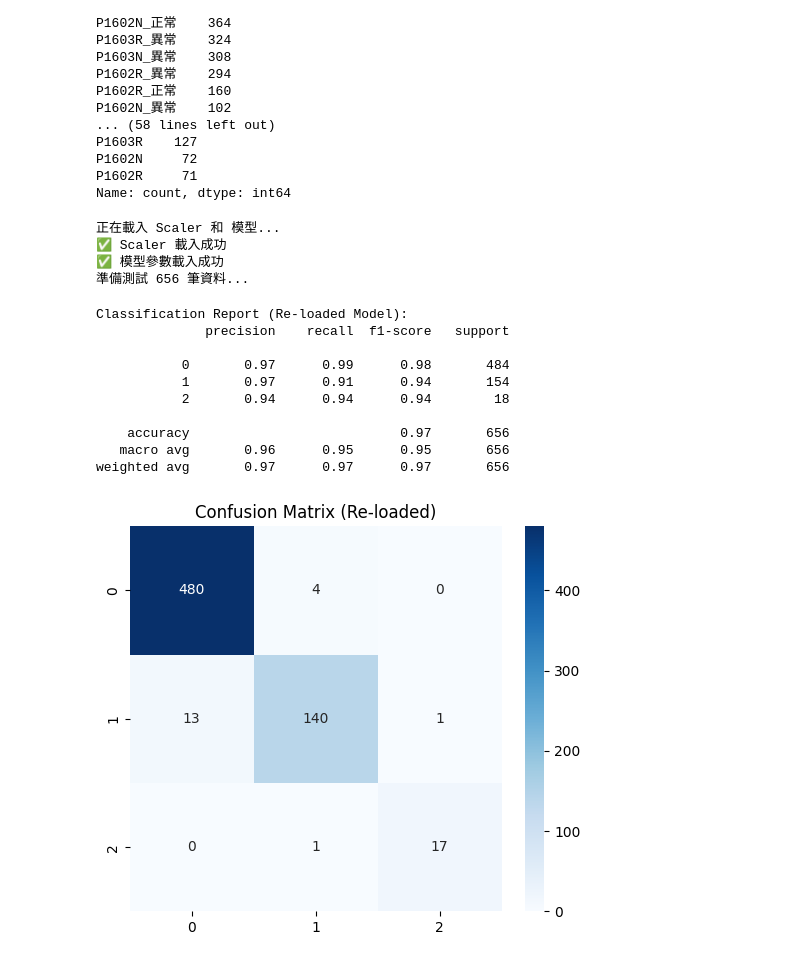
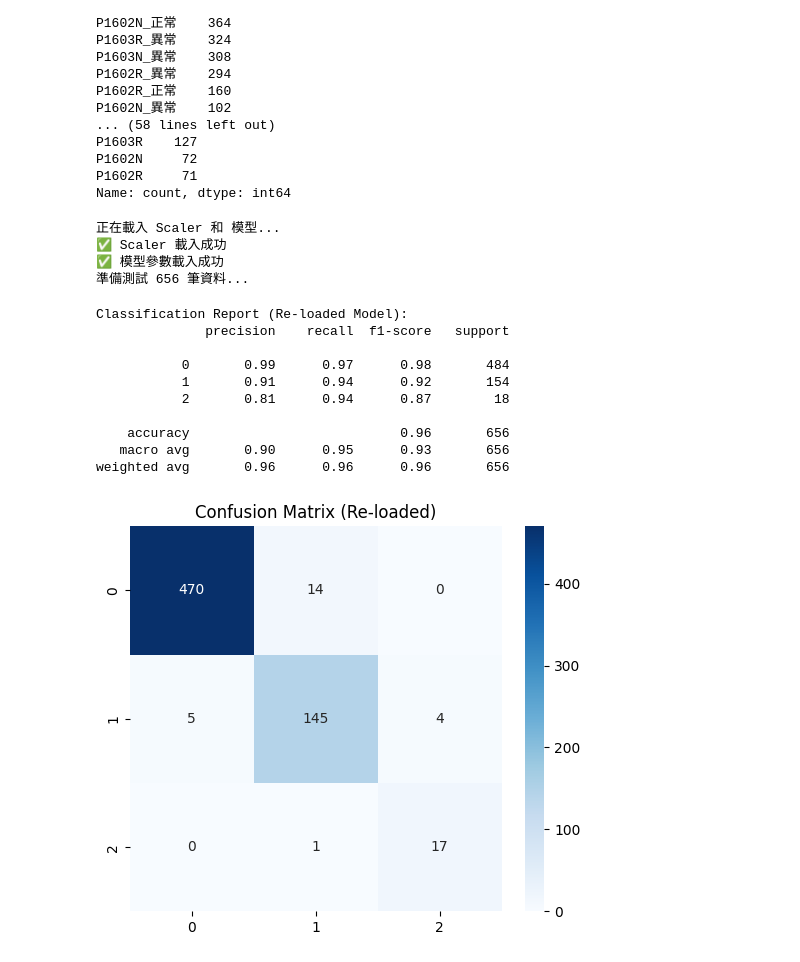
Before and after one commit to Nantien1013/Railway_point_machines, a Jupyter notebook: 2_ML/LSTM_score_loadmodel.ipynb, the cells around one changed output. Drawn from its saved outputs; the diff is of its cells as text; code cells hidden in the pictures.

```diff
--- a/2_ML/LSTM_score_loadmodel.ipynb
+++ b/2_ML/LSTM_score_loadmodel.ipynb
@@ -196,7 +196,7 @@ print("正在載入 Scaler 和 模型...")
 
 # (A) 載入 Scaler
 try:
-    scaler = joblib.load('/home/t113ab8043/Desktop/nanten_railway_code/2_ML/loadingmodel/test1/scaler.pkl')
+    scaler = joblib.load('/home/t113ab8043/Desktop/nanten_railway_code/2_ML/loadingmodel/LSTM/test/scaler.pkl')
     print("✅ Scaler 載入成功")
 except FileNotFoundError:
     print("❌ 找不到 scaler.pkl，請確認路徑！")
@@ -206,7 +206,7 @@ except FileNotFoundError:
 model = LSTMClassifier(INPUT_SIZE, HIDDEN_SIZE, NUM_LAYERS, NUM_CLASSES, DROPOUT).to(device)
 
 try:
-    model.load_state_dict(torch.load('/home/t113ab8043/Desktop/nanten_railway_code/2_ML/loadingmodel/test1/best_lstm_model_test.pth', map_location=device))
+    model.load_state_dict(torch.load('/home/t113ab8043/Desktop/nanten_railway_code/2_ML/loadingmodel/LSTM/test/best_lstm_model_test.pth', map_location=device))
     model.eval()  # 切換到評估模式 (關閉 Dropout)
     print("✅ 模型參數載入成功")
 except FileNotFoundError:
@@ -295,40 +295,40 @@ else:
         for batch in test_loader:
             features = batch['features'].to(device)
             lengths = batch['lengths']
             labels = batch['labels'].to(device)
 
             outputs = model(features, lengths)
             _, predicted = torch.max(outputs, 1)
 
             all_preds.extend(predicted.cpu().numpy())
             all_labels.extend(labels.cpu().numpy())
 
     # 顯示結果
     print("\nClassification Report (Re-loaded Model):")
     print(classification_report(all_labels, all_preds))
 
     # 畫混淆矩陣
     cm = confusion_matrix(all_labels, all_preds)
     plt.figure(figsize=(6, 5))
     sns.heatmap(cm, annot=True, fmt="d", cmap="Blues")
     plt.title("Confusion Matrix (Re-loaded)")
     plt.show()
 # %% [output]
 正在載入 Scaler 和 模型...
 ✅ Scaler 載入成功
 ✅ 模型參數載入成功
 準備測試 656 筆資料...
 Classification Report (Re-loaded Model):
               precision    recall  f1-score   support
 
-           0       0.97      0.99      0.98       484
-           1       0.97      0.91      0.94       154
-           2       0.94      0.94      0.94        18
+           0       0.99      0.97      0.98       484
+           1       0.91      0.94      0.92       154
+           2       0.81      0.94      0.87        18
 
-    accuracy                           0.97       656
-   macro avg       0.96      0.95      0.95       656
-weighted avg       0.97      0.97      0.97       656
+    accuracy                           0.96       656
+   macro avg       0.90      0.95      0.93       656
+weighted avg       0.96      0.96      0.96       656
-[figure, old version]
+[figure, new version]
 # %%
 import matplotlib.pyplot as plt
 import joblib
```
Also changed, not shown: parts of 1 cell of this notebook, 23 other files.
